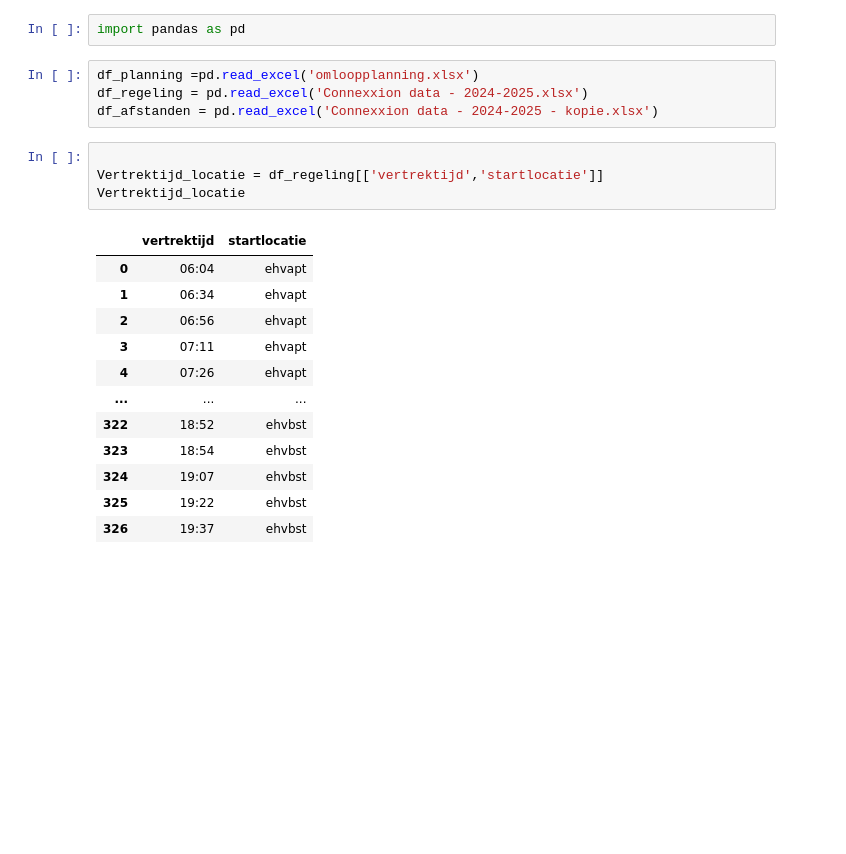
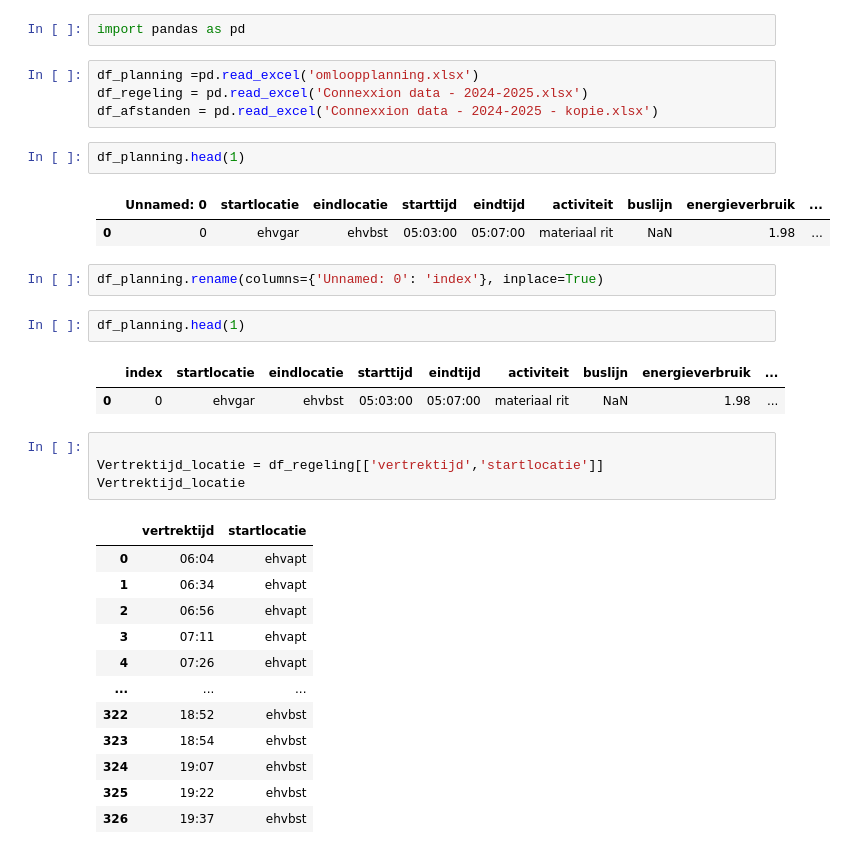
Before and after one commit to Youp44/Project5_Team1, a Jupyter notebook: nieuweplanning.ipynb, the cells around one changed output. Drawn from its saved outputs; the diff is of its cells as text; blank space fills up the shorter version.

```diff
--- a/nieuweplanning.ipynb
+++ b/nieuweplanning.ipynb
@@ -4,6 +4,18 @@ import pandas as pd
 df_planning =pd.read_excel('omloopplanning.xlsx')
 df_regeling = pd.read_excel('Connexxion data - 2024-2025.xlsx')
 df_afstanden = pd.read_excel('Connexxion data - 2024-2025 - kopie.xlsx')
+# %%
+df_planning.head(1)
+# %% [output]
+|  | Unnamed: 0 | startlocatie | eindlocatie | starttijd | eindtijd | activiteit | buslijn | energieverbruik | ... |
+| 0 | 0 | ehvgar | ehvbst | 05:03:00 | 05:07:00 | materiaal rit | NaN | 1.98 | ... |
+# %%
+df_planning.rename(columns={'Unnamed: 0': 'index'}, inplace=True)
+# %%
+df_planning.head(1)
+# %% [output]
+|  | index | startlocatie | eindlocatie | starttijd | eindtijd | activiteit | buslijn | energieverbruik | ... |
+| 0 | 0 | ehvgar | ehvbst | 05:03:00 | 05:07:00 | materiaal rit | NaN | 1.98 | ... |
 # %%
 
 Vertrektijd_locatie = df_regeling[['vertrektijd','startlocatie']]
```
Also changed, not shown: 2 other files.
